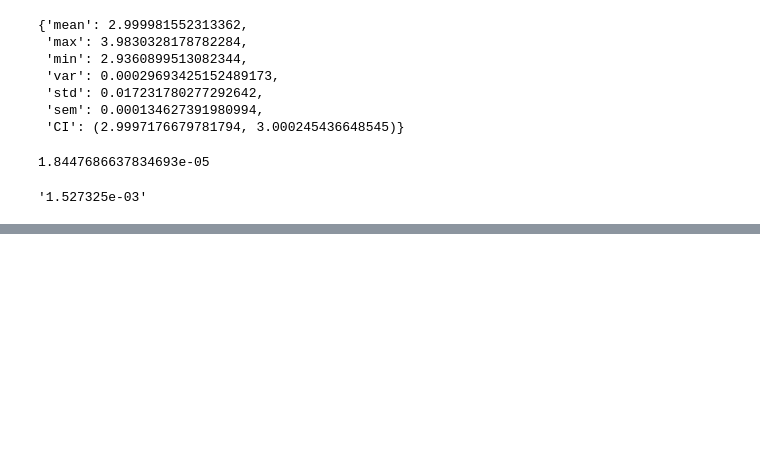
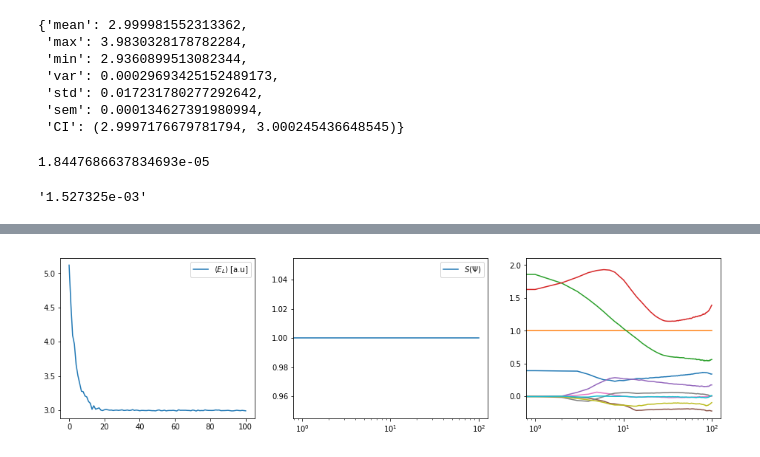
Before and after one commit to bsamseth/qflow, a Jupyter notebook: scripts/Quantum-dots-results.ipynb, the cells around one changed output, grey strips where cells are left out. Cells and saved outputs as stored; diff of their text form; code cells hidden in the pictures; blank space fills up the shorter version.

```diff
--- a/scripts/rbm-sym-vs-nonsym.ipynb
+++ b/scripts/Quantum-dots-results.ipynb
@@ -431,0 +507,4 @@ AttributeError: Client
+# %%
+plot_training(psi_energies, psi_symmetries, np.array(psi_parameters)[:, :10])
+# %% [output]
+[figure, added]
```
Also changed, not shown: parts of 17 cells of this notebook.
